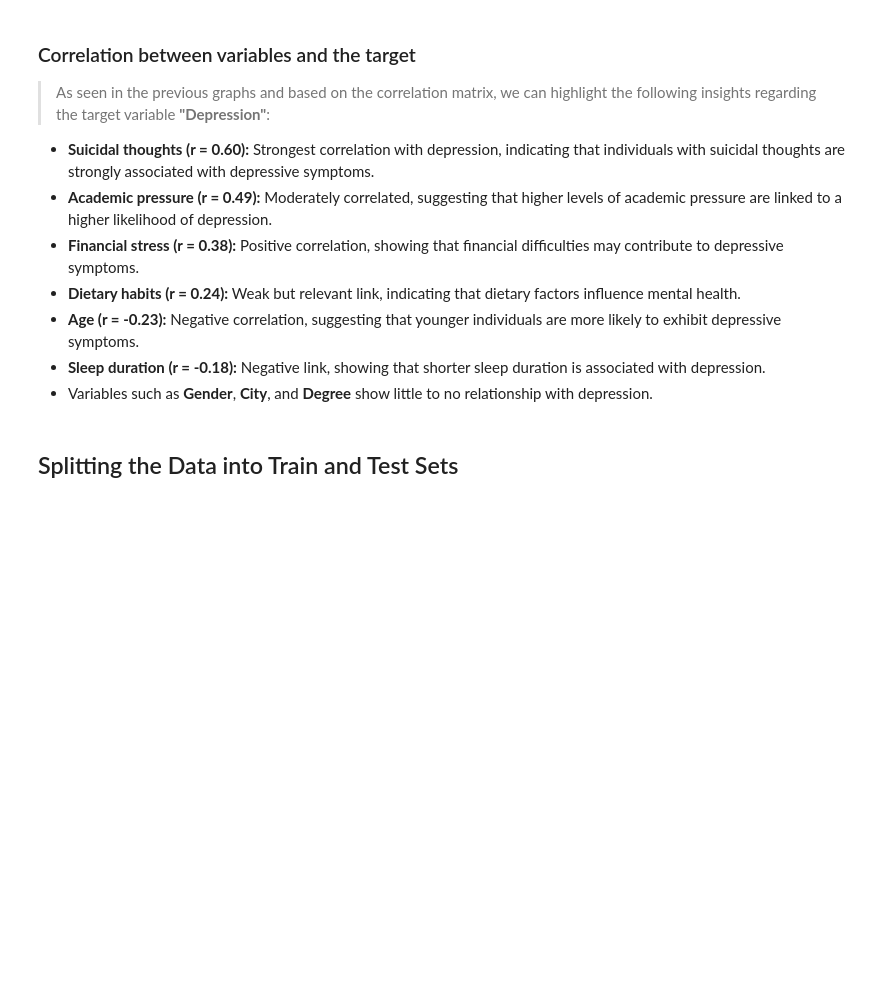
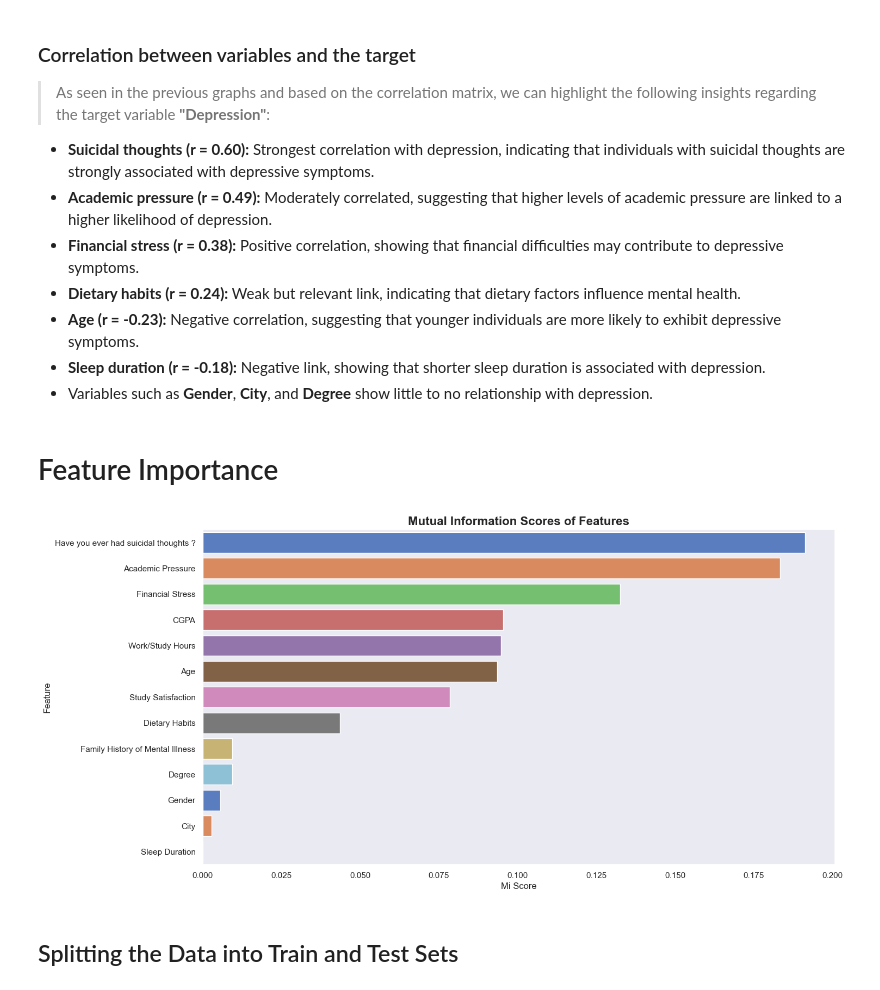
Before and after one commit to JoaoHeslin/Predicting-Depression-in-Student, a Jupyter notebook: relatorio.ipynb, the cells around one changed output. Cells and saved outputs as stored; diff of their text form; code cells hidden in the pictures; blank space fills up the shorter version.

```diff
--- a/relatorio.ipynb
+++ b/relatorio.ipynb
@@ -652,3 +662,5 @@ plt.show()
 - **Age (r = -0.23):** Negative correlation, suggesting that younger individuals are more likely to exhibit depressive symptoms.
 - **Sleep duration (r = -0.18):** Negative link, showing that shorter sleep duration is associated with depression.
 - Variables such as **Gender**, **City**, and **Degree** show little to no relationship with depression.
+# %% [markdown]
+# Feature Importance
@@ -655,2 +669,20 @@ plt.show()
+# %%
+df_feat_imp = df_resampled.copy(deep = True)
+
+x = df_feat_imp.drop(columns=["Depression"],axis=1)
+y= df_feat_imp["Depression"]
+
+X_ftrain, X_ftest, y_ftrain, y_ftest = train_test_split(x,y,test_size = 0.2, random_state = 42)
+# %%
+mi_score = mutual_info_classif(X_ftrain, y_ftrain)
+# %%
+mi_score_df = pd.DataFrame({"Feature":X_ftrain.columns, "Mi Score": mi_score}).sort_values(by="Mi Score",ascending=False)
+# %%
+plt.figure(figsize=(15,8))
+sns.barplot(mi_score_df, y="Feature", x="Mi Score", palette="muted")
+plt.title("Mutual Information Scores of Features", fontsize=16, fontweight="bold")
+plt.show()
+# %% [output]
+[figure, added]
 # %% [markdown]
 ## Splitting the Data into Train and Test Sets
```
Also changed, not shown: parts of 16 cells of this notebook.
